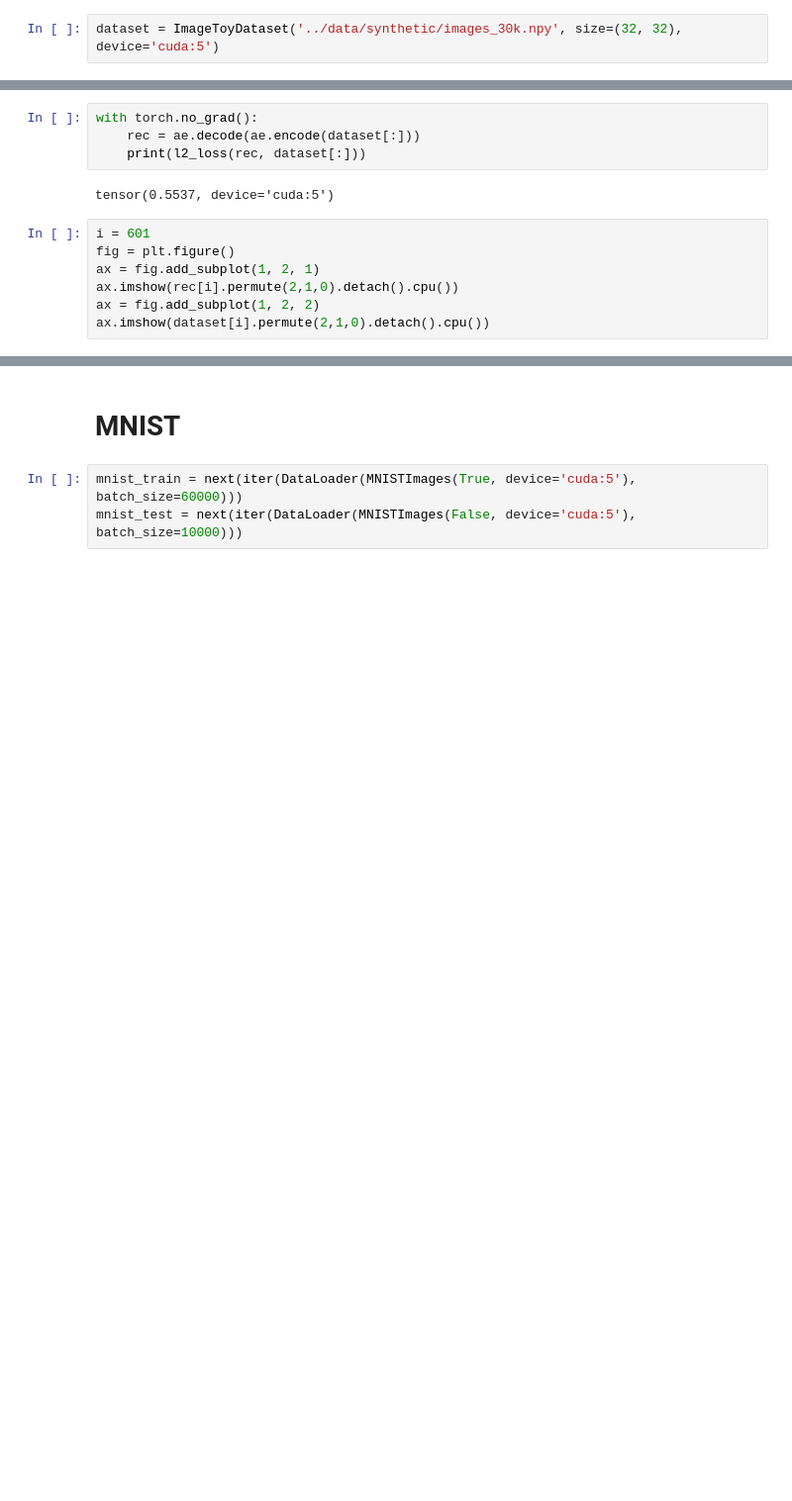
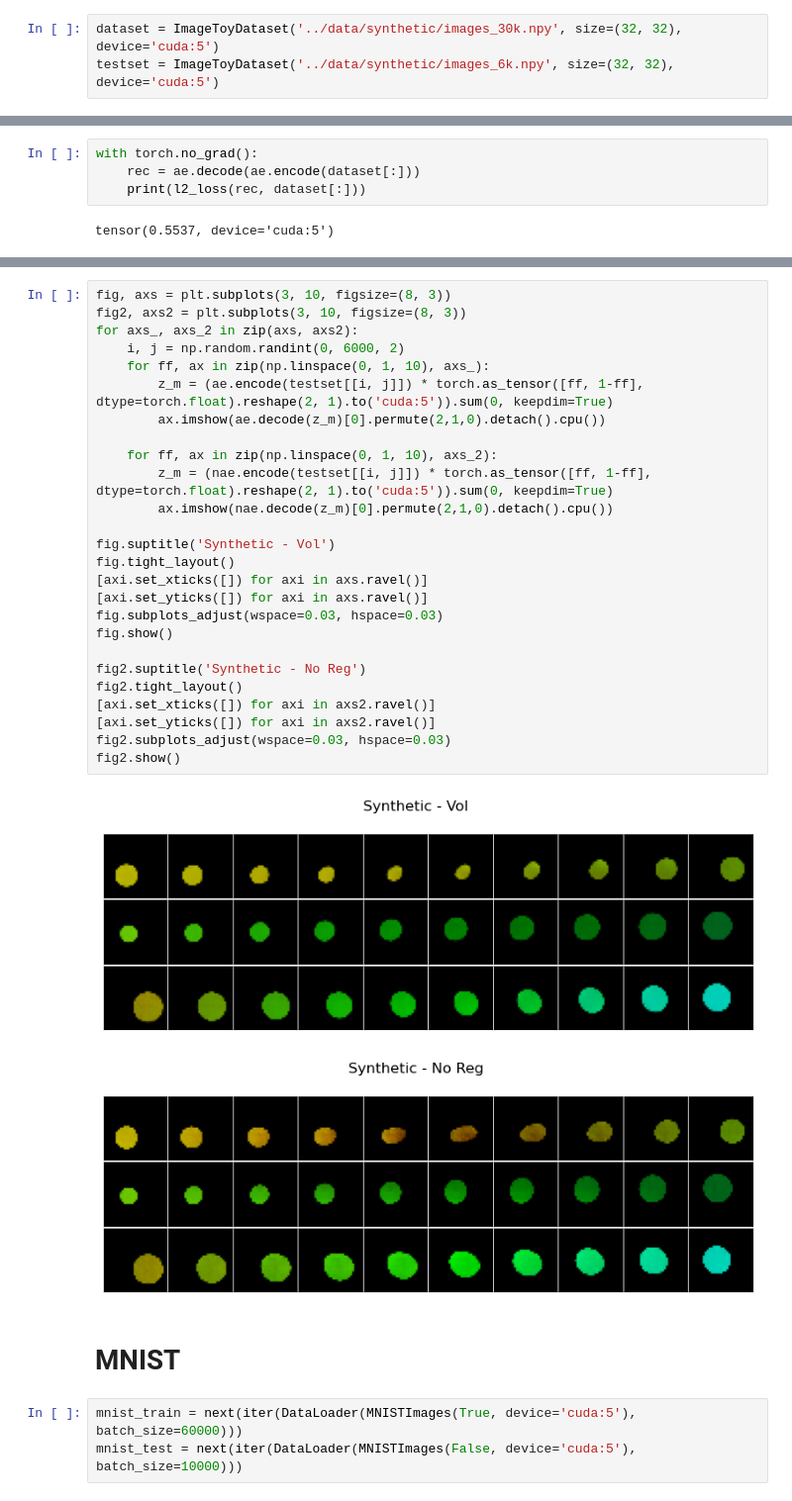
Before and after one commit to IDEALLab/Least_Volume_ICLR2024, a Jupyter notebook: notebook/reconstruction_image_dp.ipynb, the cells around one changed output, grey strips where cells are left out. Shown at 99% size. Drawn from its saved outputs; the diff is of its cells as text; blank space fills up the shorter version.

```diff
--- a/notebook/reconstruction_image_dp.ipynb
+++ b/notebook/reconstruction_image_dp.ipynb
@@ -13,3 +13,4 @@ from torch.utils.data import DataLoader
 from math import sqrt
 # %%
 dataset = ImageToyDataset('../data/synthetic/images_30k.npy', size=(32, 32), device='cuda:5')
+testset = ImageToyDataset('../data/synthetic/images_6k.npy', size=(32, 32), device='cuda:5')
@@ -67,10 +96,3 @@ with torch.no_grad():
     print(l2_loss(rec, dataset[:]))
 # %% [output]
 tensor(0.5537, device='cuda:5')
-# %%
-i = 601
-fig = plt.figure()
-ax = fig.add_subplot(1, 2, 1)
-ax.imshow(rec[i].permute(2,1,0).detach().cpu())
-ax = fig.add_subplot(1, 2, 2)
-ax.imshow(dataset[i].permute(2,1,0).detach().cpu())
@@ -115,3 +129,32 @@ for ff in np.linspace(0, 1, 10):
+# %%
+fig, axs = plt.subplots(3, 10, figsize=(8, 3))
+fig2, axs2 = plt.subplots(3, 10, figsize=(8, 3))
+for axs_, axs_2 in zip(axs, axs2):
+    i, j = np.random.randint(0, 6000, 2)
+    for ff, ax in zip(np.linspace(0, 1, 10), axs_):
+        z_m = (ae.encode(testset[[i, j]]) * torch.as_tensor([ff, 1-ff], dtype=torch.float).reshape(2, 1).to('cuda:5')).sum(0, keepdim=True)
+        ax.imshow(ae.decode(z_m)[0].permute(2,1,0).detach().cpu())
+
+    for ff, ax in zip(np.linspace(0, 1, 10), axs_2):
+        z_m = (nae.encode(testset[[i, j]]) * torch.as_tensor([ff, 1-ff], dtype=torch.float).reshape(2, 1).to('cuda:5')).sum(0, keepdim=True)
+        ax.imshow(nae.decode(z_m)[0].permute(2,1,0).detach().cpu())
+
+fig.suptitle('Synthetic - Vol')
+fig.tight_layout()
+[axi.set_xticks([]) for axi in axs.ravel()]
+[axi.set_yticks([]) for axi in axs.ravel()]
+fig.subplots_adjust(wspace=0.03, hspace=0.03)
+fig.show()
+
+fig2.suptitle('Synthetic - No Reg')
+fig2.tight_layout()
+[axi.set_xticks([]) for axi in axs2.ravel()]
+[axi.set_yticks([]) for axi in axs2.ravel()]
+fig2.subplots_adjust(wspace=0.03, hspace=0.03)
+fig2.show()
+# %% [output]
+[figure, added]
+[figure, added]
 # %% [markdown]
 # MNIST
 # %%
```
Also changed, not shown: parts of 22 cells of this notebook, 3 other files.
